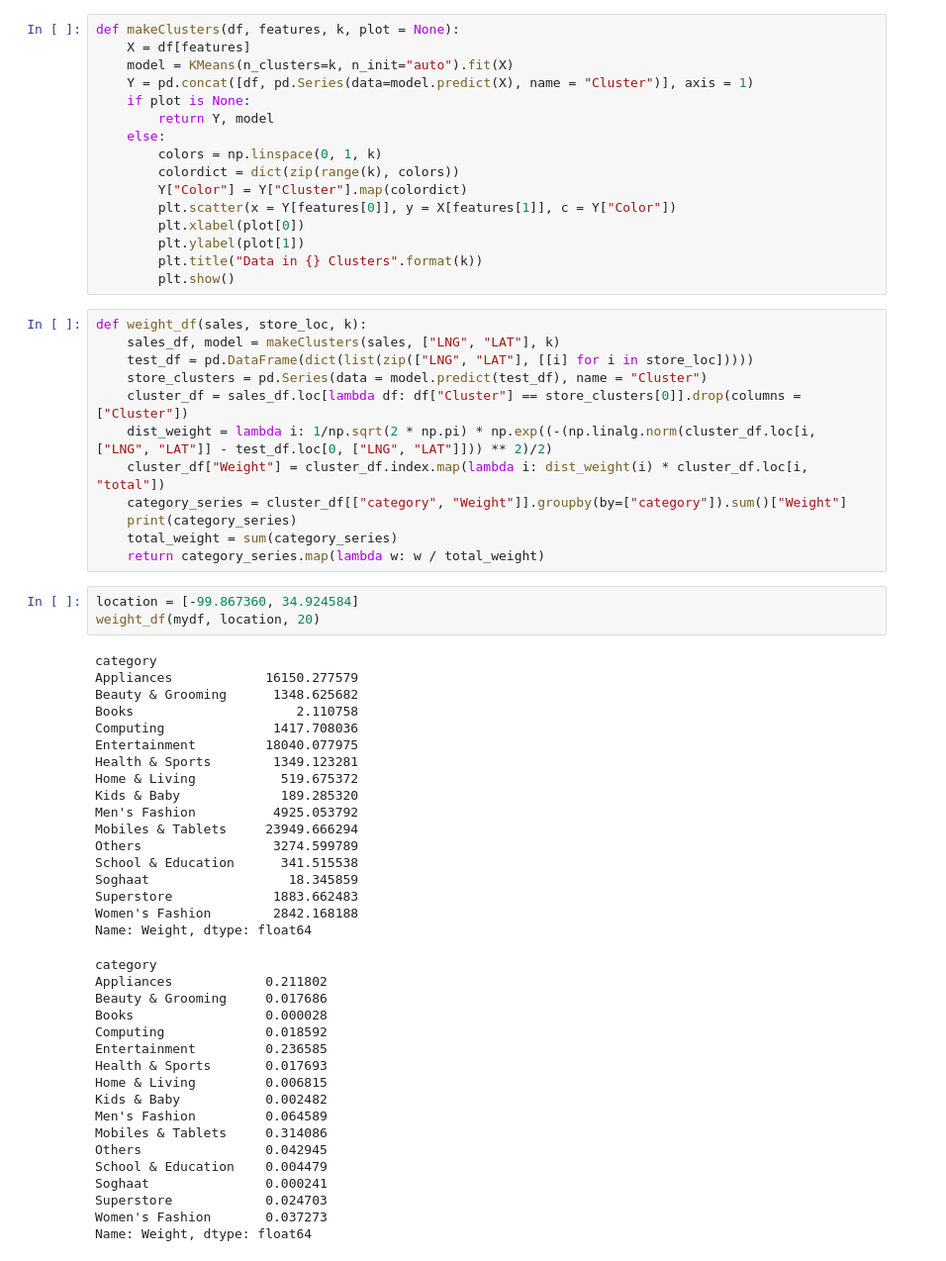
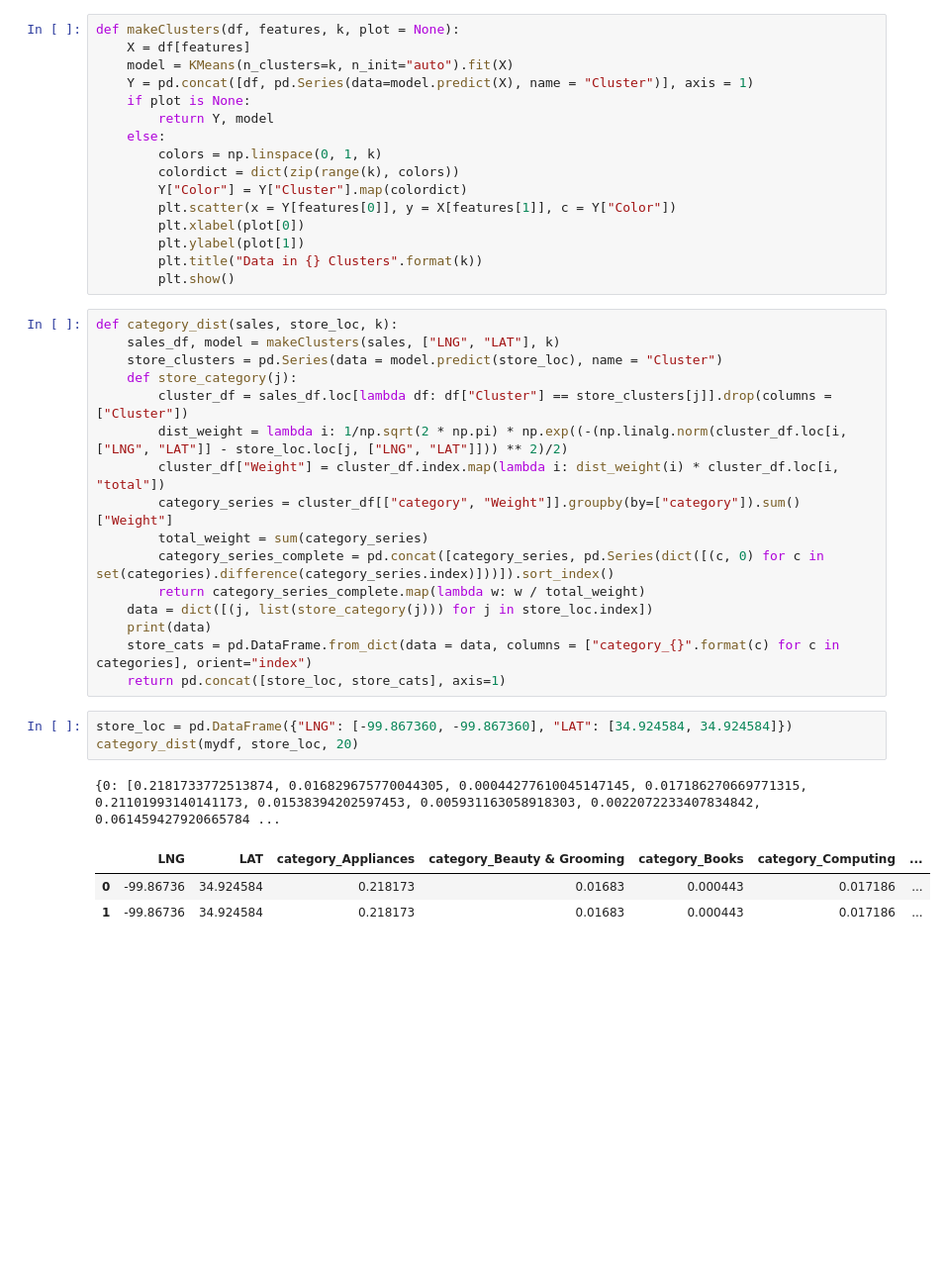
Before and after one commit to CategorIAN/CSCI550_Final, a Jupyter notebook: nb1.ipynb, the cells around one changed output. Shown at 99% size. Drawn from its saved outputs; the diff is of its cells as text; blank space fills up the shorter version.

```diff
--- a/nb1.ipynb
+++ b/nb1.ipynb
@@ -243,52 +270,26 @@ def makeClusters(df, features, k, plot = None):
         plt.title("Data in {} Clusters".format(k))
         plt.show()
 # %%
-def weight_df(sales, store_loc, k):
+def category_dist(sales, store_loc, k):
     sales_df, model = makeClusters(sales, ["LNG", "LAT"], k)
-    test_df = pd.DataFrame(dict(list(zip(["LNG", "LAT"], [[i] for i in store_loc]))))
-    store_clusters = pd.Series(data = model.predict(test_df), name = "Cluster")
-    cluster_df = sales_df.loc[lambda df: df["Cluster"] == store_clusters[0]].drop(columns = ["Cluster"])
-    dist_weight = lambda i: 1/np.sqrt(2 * np.pi) * np.exp((-(np.linalg.norm(cluster_df.loc[i, ["LNG", "LAT"]] - test_df.loc[0, ["LNG", "LAT"]])) ** 2)/2)
-    cluster_df["Weight"] = cluster_df.index.map(lambda i: dist_weight(i) * cluster_df.loc[i, "total"])
-    category_series = cluster_df[["category", "Weight"]].groupby(by=["category"]).sum()["Weight"]
-    print(category_series)
-    total_weight = sum(category_series)
-    return category_series.map(lambda w: w / total_weight)
+    store_clusters = pd.Series(data = model.predict(store_loc), name = "Cluster")
+    def store_category(j):
+        cluster_df = sales_df.loc[lambda df: df["Cluster"] == store_clusters[j]].drop(columns = ["Cluster"])
+        dist_weight = lambda i: 1/np.sqrt(2 * np.pi) * np.exp((-(np.linalg.norm(cluster_df.loc[i, ["LNG", "LAT"]] - store_loc.loc[j, ["LNG", "LAT"]])) ** 2)/2)
+        cluster_df["Weight"] = cluster_df.index.map(lambda i: dist_weight(i) * cluster_df.loc[i, "total"])
+        category_series = cluster_df[["category", "Weight"]].groupby(by=["category"]).sum()["Weight"]
+        total_weight = sum(category_series)
+        category_series_complete = pd.concat([category_series, pd.Series(dict([(c, 0) for c in set(categories).difference(category_series.index)]))]).sort_index()
+        return category_series_complete.map(lambda w: w / total_weight)
+    data = dict([(j, list(store_category(j))) for j in store_loc.index])
+    print(data)
+    store_cats = pd.DataFrame.from_dict(data = data, columns = ["category_{}".format(c) for c in categories], orient="index")
+    return pd.concat([store_loc, store_cats], axis=1)
 # %%
-location = [-99.867360, 34.924584]
-weight_df(mydf, location, 20)
+store_loc = pd.DataFrame({"LNG": [-99.867360, -99.867360], "LAT": [34.924584, 34.924584]})
+category_dist(mydf, store_loc, 20)
 # %% [output]
-category
-Appliances            16150.277579
-Beauty & Grooming      1348.625682
-Books                     2.110758
-Computing              1417.708036
-Entertainment         18040.077975
-Health & Sports        1349.123281
-Home & Living           519.675372
-Kids & Baby             189.285320
-Men's Fashion          4925.053792
-Mobiles & Tablets     23949.666294
-Others                 3274.599789
-School & Education      341.515538
-Soghaat                  18.345859
-Superstore             1883.662483
-Women's Fashion        2842.168188
-Name: Weight, dtype: float64
+{0: [0.2181733772513874, 0.016829675770044305, 0.00044277610045147145, 0.017186270669771315, 0.21101993140141173, 0.01538394202597453, 0.005931163058918303, 0.0022072233407834842, 0.061459427920665784 ...
-category
-Appliances            0.211802
-Beauty & Grooming     0.017686
-Books                 0.000028
-Computing             0.018592
-Entertainment         0.236585
-Health & Sports       0.017693
-Home & Living         0.006815
-Kids & Baby           0.002482
-Men's Fashion         0.064589
-Mobiles & Tablets     0.314086
-Others                0.042945
-School & Education    0.004479
-Soghaat               0.000241
-Superstore            0.024703
-Women's Fashion       0.037273
-Name: Weight, dtype: float64
+|  | LNG | LAT | category_Appliances | category_Beauty & Grooming | category_Books | category_Computing | ... |
+| 0 | -99.86736 | 34.924584 | 0.218173 | 0.01683 | 0.000443 | 0.017186 | ... |
+| 1 | -99.86736 | 34.924584 | 0.218173 | 0.01683 | 0.000443 | 0.017186 | ... |
```
Also changed, not shown: parts of 2 cells of this notebook, 1 other file.
